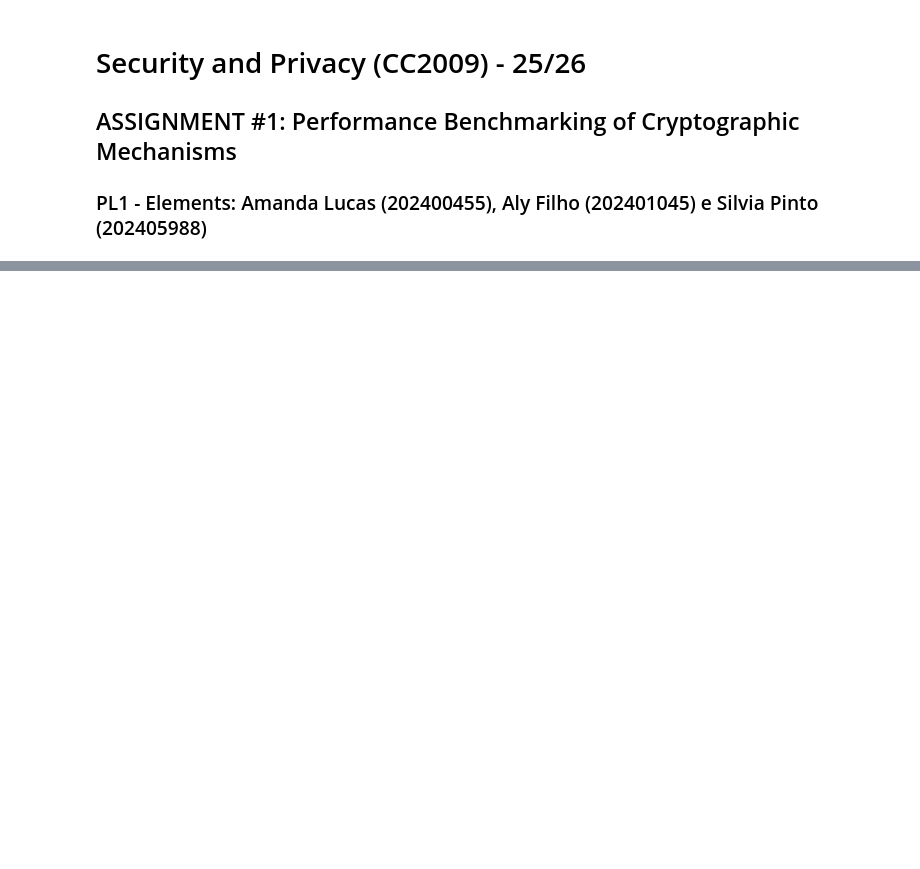
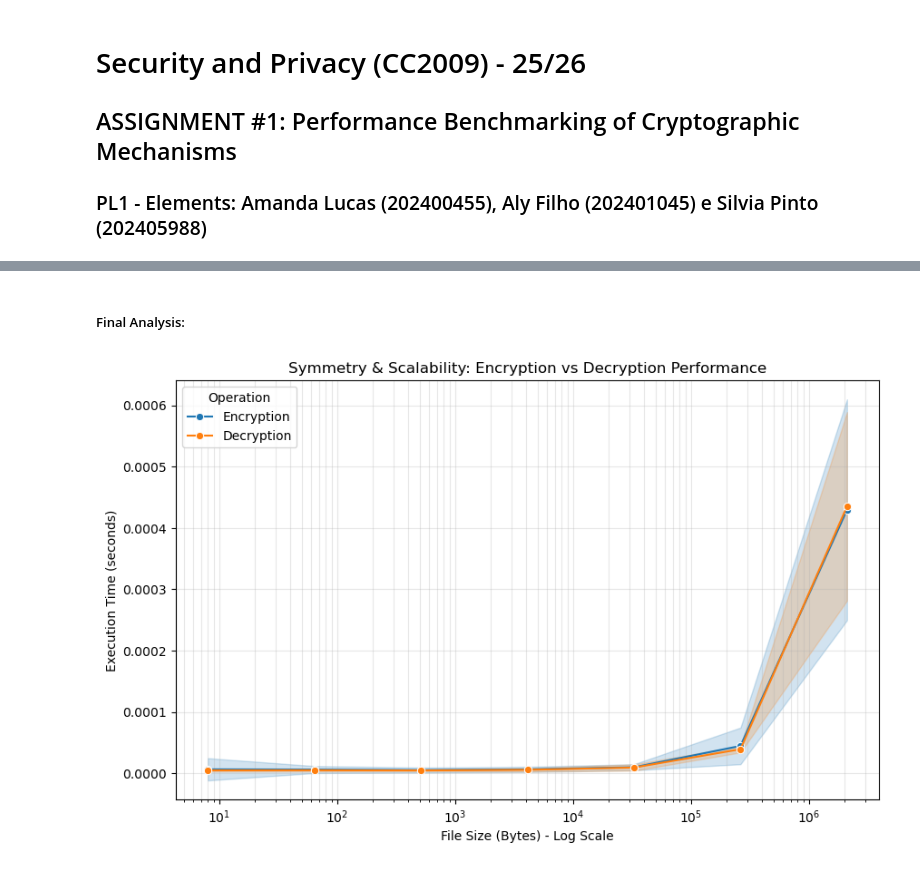
Before and after one commit to amandacalu/SeP-TP1, a Jupyter notebook: 04 - notebooks/assigment1.ipynb, the cells around one changed output, grey strips where cells are left out. Cells and saved outputs as stored; diff of their text form; code cells hidden in the pictures; blank space fills up the shorter version.

```diff
--- a/04 - notebooks/assigment1.ipynb
+++ b/04 - notebooks/assigment1.ipynb
@@ -193,0 +61,6 @@ plt.show()
+# %% [markdown]
+##### Final Analysis:
+# %%
+plot_final_scalability(df)
+# %% [output]
+[figure, added]
```
Also changed, not shown: parts of 28 cells of this notebook, 3 other files.
